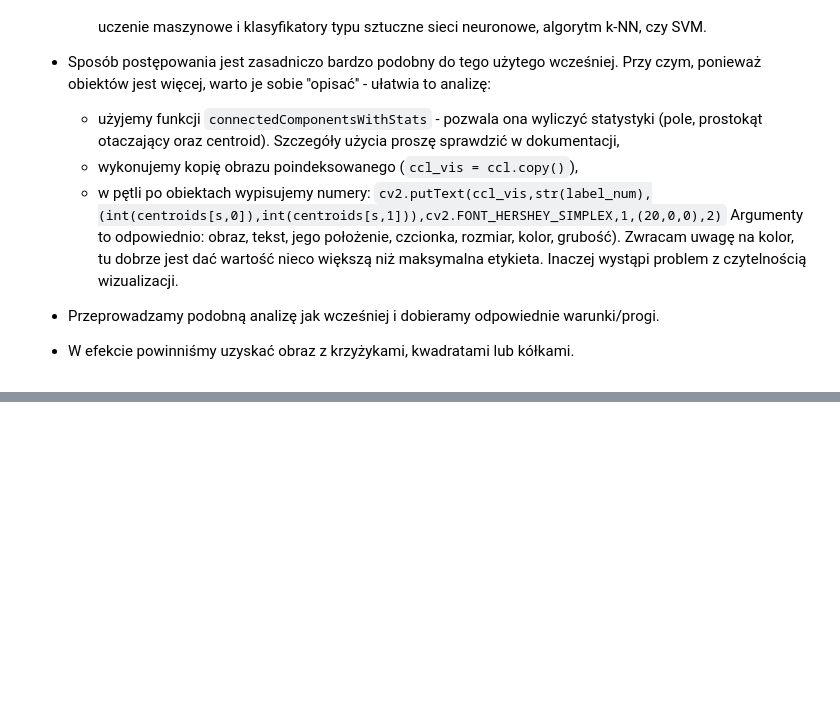
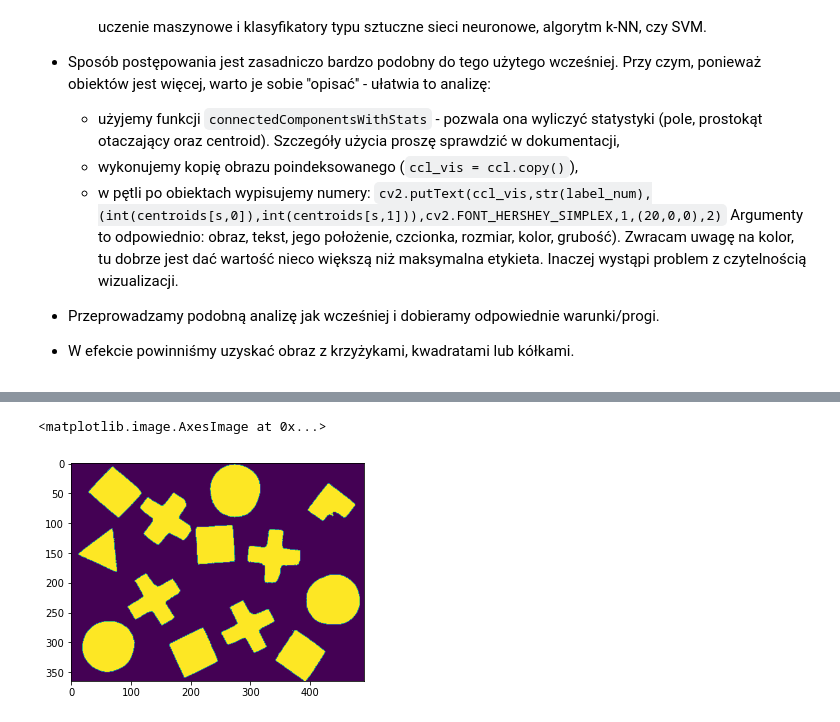
Before and after one commit to prz-ziaja/sem5, a Jupyter notebook: poc/lab13/13_ccl.ipynb, the cells around one changed output, grey strips where cells are left out. Cells and saved outputs as stored; diff of their text form; code cells hidden in the pictures; blank space fills up the shorter version.

```diff
--- a/poc/lab13/13_ccl.ipynb
+++ b/poc/lab13/13_ccl.ipynb
@@ -392,0 +448,7 @@ plt.imshow(img_img,'gray')
+# %%
+ret, thresh = cv2.threshold(real_shapes,70,255,cv2.THRESH_BINARY)
+thresh = (thresh -255)*255
+plt.imshow(thresh)
+# %% [output]
+<matplotlib.image.AxesImage at 0x...>
+[figure, added]
```
Also changed, not shown: parts of 15 cells of this notebook, 3 other files.
